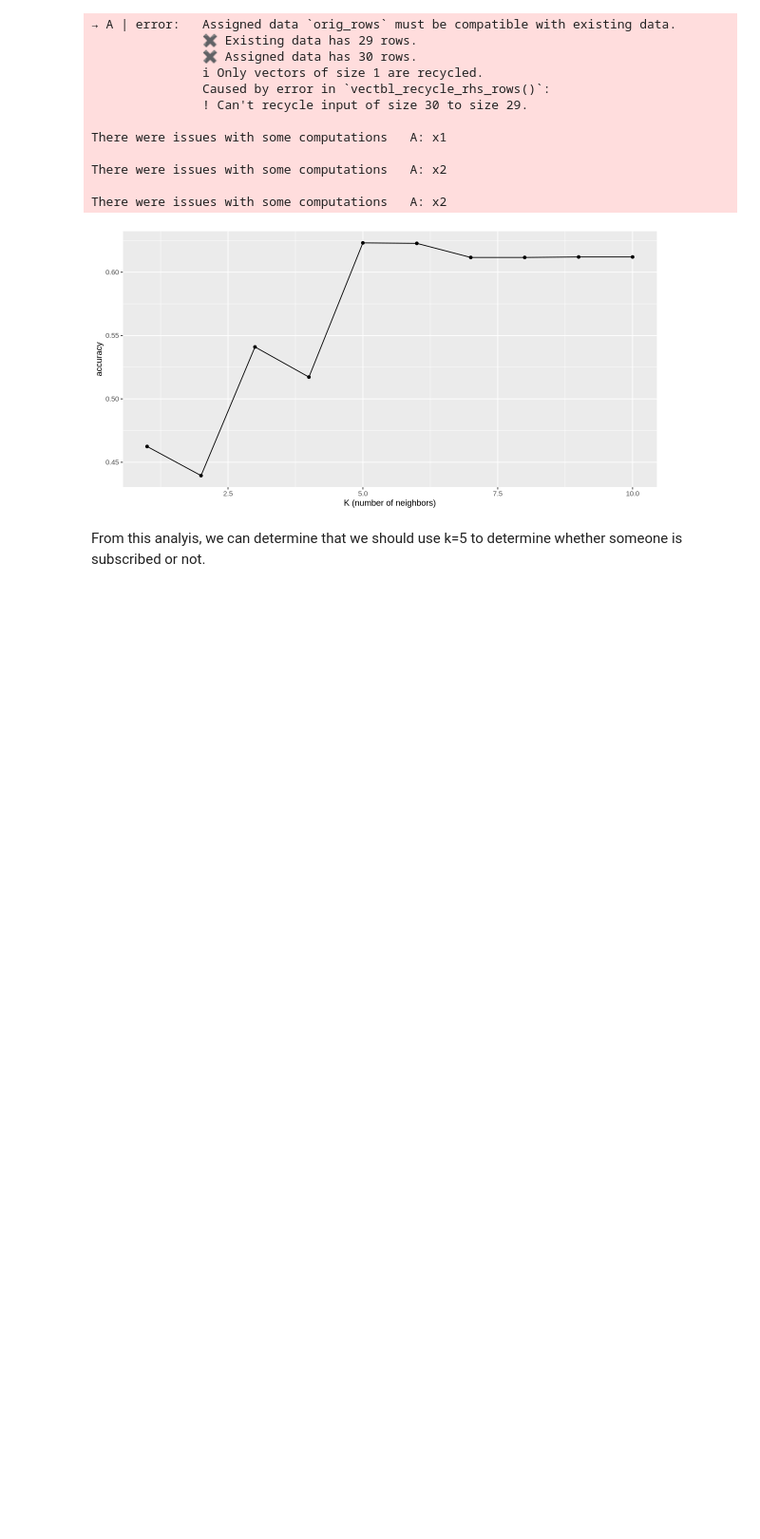
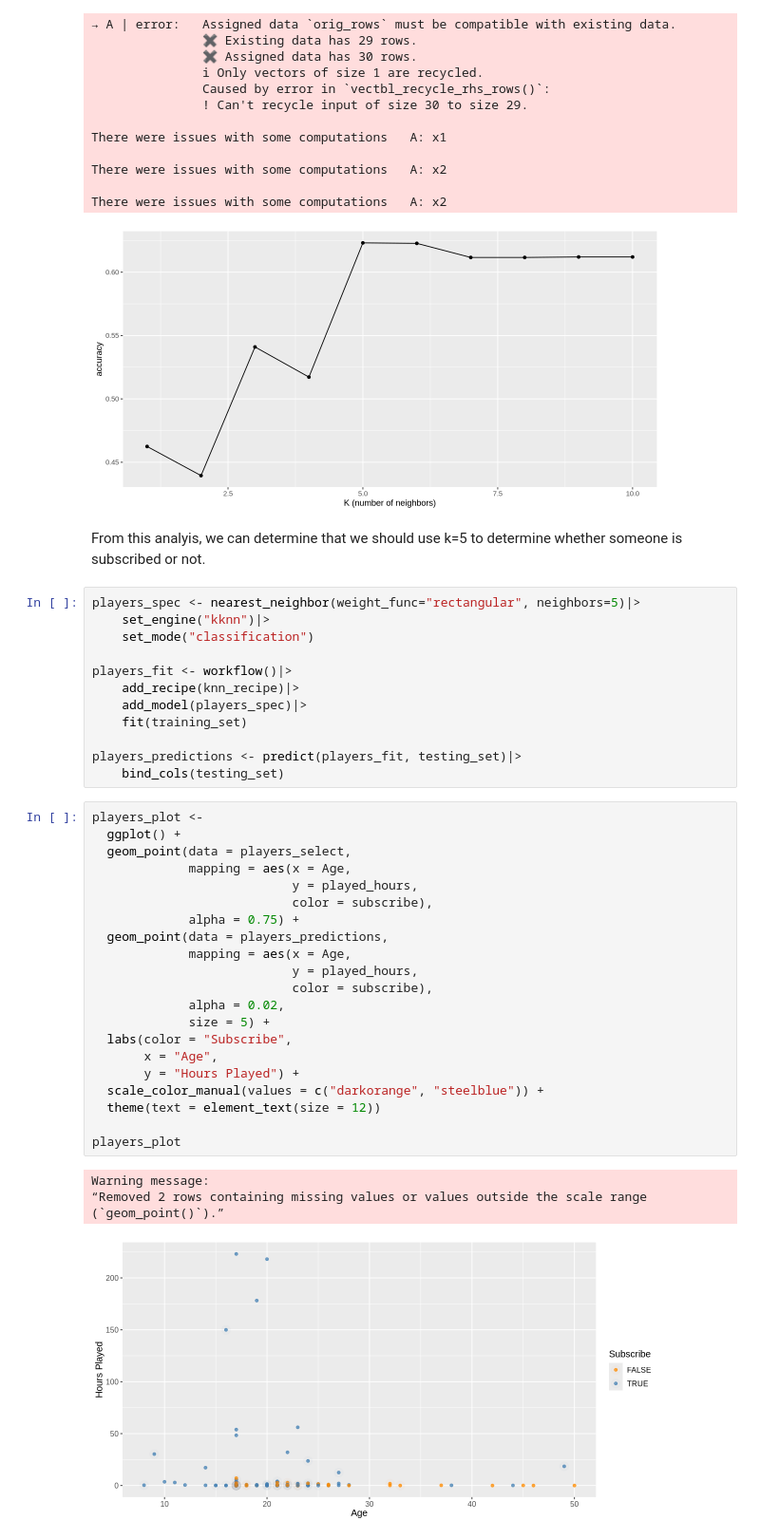
Before and after one commit to svipond2/dscigroupproject2, a Jupyter notebook: project2.ipynb, the cells around one changed output. Shown at 95% size. Drawn from its saved outputs; the diff is of its cells as text; blank space fills up the shorter version.

Commit message:
tried to make a plot

```diff
--- a/project2.ipynb
+++ b/project2.ipynb
@@ -261,3 +261,41 @@ There were issues with some computations   A: x2
 [figure]
 # %% [markdown]
 From this analyis, we can determine that we should use k=5 to determine whether someone is subscribed or not.
+# %%
+players_spec <- nearest_neighbor(weight_func="rectangular", neighbors=5)|>
+    set_engine("kknn")|>
+    set_mode("classification")
+
+players_fit <- workflow()|>
+    add_recipe(knn_recipe)|>
+    add_model(players_spec)|>
+    fit(training_set)
+
+players_predictions <- predict(players_fit, testing_set)|>
+    bind_cols(testing_set)
+# %%
+players_plot <-
+  ggplot() +
+  geom_point(data = players_select,
+             mapping = aes(x = Age,
+                           y = played_hours,
+                           color = subscribe),
+             alpha = 0.75) +
+  geom_point(data = players_predictions,
+             mapping = aes(x = Age,
+                           y = played_hours,
+                           color = subscribe),
+             alpha = 0.02,
+             size = 5) +
+  labs(color = "Subscribe",
+       x = "Age",
+       y = "Hours Played") +
+  scale_color_manual(values = c("darkorange", "steelblue")) +
+  theme(text = element_text(size = 12))
+
+players_plot
+# %% [output]
+Warning message:
+“Removed 2 rows containing missing values or values outside the scale range
+(`geom_point()`).”
+[figure, added]
```
